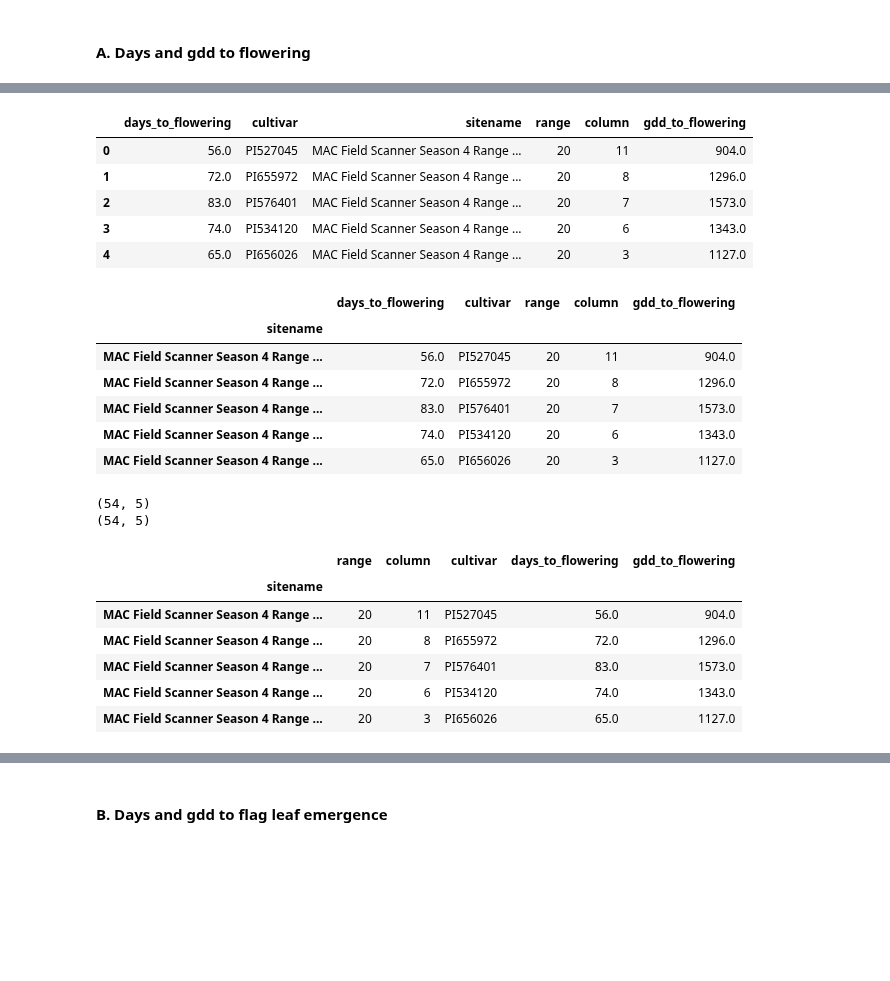
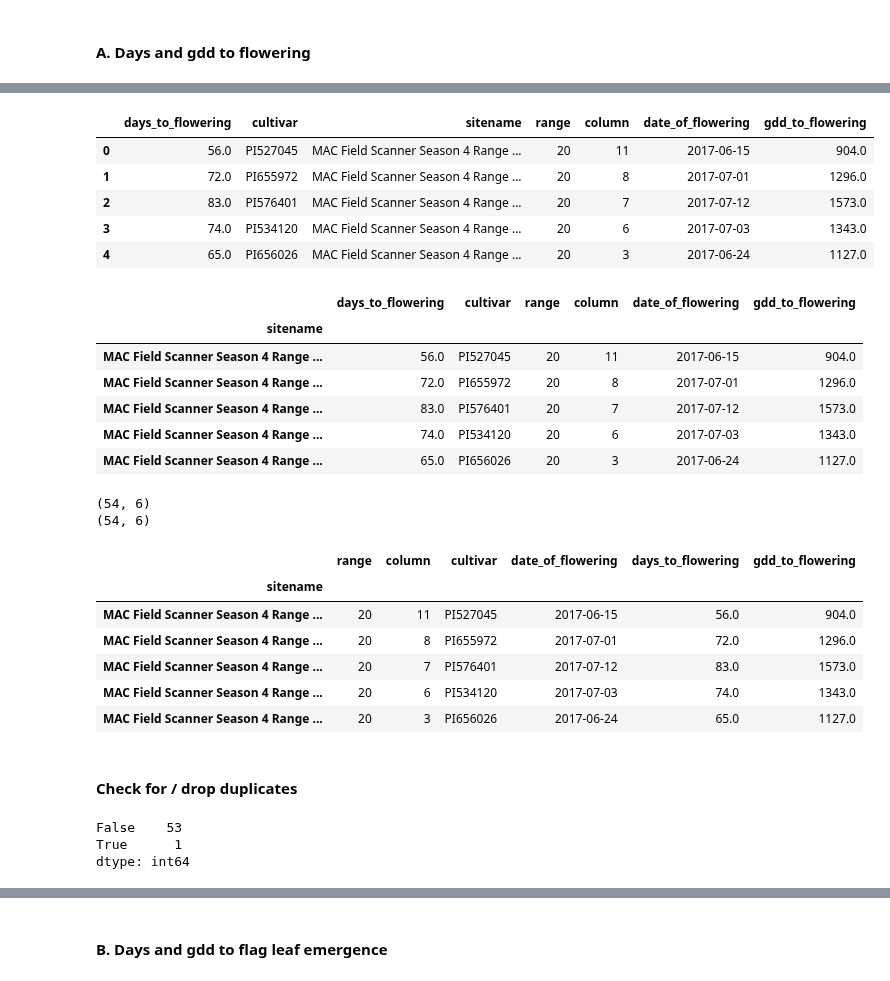
Before and after one commit to genophenoenvo/terraref-datasets, a Jupyter notebook: notebooks/gdd_values_season_4.ipynb, the cells around one changed output, grey strips where cells are left out. Saved outputs shown, nothing was run; the diff lists cells and outputs as text; code cells hidden in the pictures; blank space fills up the shorter version.

Commit message:
per feedback added event dates and dropped duplicates

```diff
--- a/notebooks/gdd_values_season_4.ipynb
+++ b/notebooks/gdd_values_season_4.ipynb
@@ -394,7 +301,7 @@ Index(['sitename', 'lat', 'lon', 'date_x', 'trait', 'days_to_flowering',
        'date_of_planting', 'date_of_flowering', 'date_y', 'gdd'],
       dtype='object')
 # %%
-cols_to_drop = ['sitename', 'lat', 'lon', 'trait', 'date_x', 'date_y', 'date_of_planting', ]
+cols_to_drop = ['sitename', 'lat', 'lon', 'trait', 'date_x', 'date_y', 'date_of_planting']
 flowering_6 = flowering_5.drop(labels=cols_to_drop, axis=1)
 print(flowering_6.shape)
 # flowering_6.head()
@@ -457,37 +347,45 @@ flowering_7 = flowering_6.rename({'date_1': 'date', 'sitename_1': 'sitename',
 # %%
-flowering_8 = flowering_7.drop(labels=['date', 'date_of_flowering'], axis=1)
+flowering_8 = flowering_7.drop(labels=['date'], axis=1)
 # flowering_8.head()
 # %% [output]
-|  | days_to_flowering | cultivar | sitename | range | column | gdd_to_flowering |
-| 0 | 56.0 | PI527045 | MAC Field Scanner Season 4 Range ... | 20 | 11 | 904.0 |
-| 1 | 72.0 | PI655972 | MAC Field Scanner Season 4 Range ... | 20 | 8 | 1296.0 |
-| 2 | 83.0 | PI576401 | MAC Field Scanner Season 4 Range ... | 20 | 7 | 1573.0 |
-| 3 | 74.0 | PI534120 | MAC Field Scanner Season 4 Range ... | 20 | 6 | 1343.0 |
-| 4 | 65.0 | PI656026 | MAC Field Scanner Season 4 Range ... | 20 | 3 | 1127.0 |
+|  | days_to_flowering | cultivar | sitename | range | column | date_of_flowering | gdd_to_flowering |
+| 0 | 56.0 | PI527045 | MAC Field Scanner Season 4 Range ... | 20 | 11 | 2017-06-15 | 904.0 |
+| 1 | 72.0 | PI655972 | MAC Field Scanner Season 4 Range ... | 20 | 8 | 2017-07-01 | 1296.0 |
+| 2 | 83.0 | PI576401 | MAC Field Scanner Season 4 Range ... | 20 | 7 | 2017-07-12 | 1573.0 |
+| 3 | 74.0 | PI534120 | MAC Field Scanner Season 4 Range ... | 20 | 6 | 2017-07-03 | 1343.0 |
+| 4 | 65.0 | PI656026 | MAC Field Scanner Season 4 Range ... | 20 | 3 | 2017-06-24 | 1127.0 |
 # %%
 flowering_9 = flowering_8.set_index('sitename')
 # flowering_9.head()
 # %% [output]
-|  | days_to_flowering | cultivar | range | column | gdd_to_flowering |
-| sitename |  |  |  |  |  |
-| MAC Field Scanner Season 4 Range ... | 56.0 | PI527045 | 20 | 11 | 904.0 |
-| MAC Field Scanner Season 4 Range ... | 72.0 | PI655972 | 20 | 8 | 1296.0 |
-| MAC Field Scanner Season 4 Range ... | 83.0 | PI576401 | 20 | 7 | 1573.0 |
-| MAC Field Scanner Season 4 Range ... | 74.0 | PI534120 | 20 | 6 | 1343.0 |
-| MAC Field Scanner Season 4 Range ... | 65.0 | PI656026 | 20 | 3 | 1127.0 |
+|  | days_to_flowering | cultivar | range | column | date_of_flowering | gdd_to_flowering |
+| sitename |  |  |  |  |  |  |
+| MAC Field Scanner Season 4 Range ... | 56.0 | PI527045 | 20 | 11 | 2017-06-15 | 904.0 |
+| MAC Field Scanner Season 4 Range ... | 72.0 | PI655972 | 20 | 8 | 2017-07-01 | 1296.0 |
+| MAC Field Scanner Season 4 Range ... | 83.0 | PI576401 | 20 | 7 | 2017-07-12 | 1573.0 |
+| MAC Field Scanner Season 4 Range ... | 74.0 | PI534120 | 20 | 6 | 2017-07-03 | 1343.0 |
+| MAC Field Scanner Season 4 Range ... | 65.0 | PI656026 | 20 | 3 | 2017-06-24 | 1127.0 |
 # %%
-new_col_order = ['range', 'column', 'cultivar', 'days_to_flowering', 'gdd_to_flowering']
+new_col_order = ['range', 'column', 'cultivar', 'date_of_flowering', 'days_to_flowering', 'gdd_to_flowering']
 flowering_10 = pd.DataFrame(data=flowering_9, index=flowering_9.index, columns=new_col_order)
 print(flowering_9.shape)
 print(flowering_10.shape)
 # flowering_10.head()
 # %% [output]
-(54, 5)
-(54, 5)
+(54, 6)
+(54, 6)
-|  | range | column | cultivar | days_to_flowering | gdd_to_flowering |
-| sitename |  |  |  |  |  |
-| MAC Field Scanner Season 4 Range ... | 20 | 11 | PI527045 | 56.0 | 904.0 |
-| MAC Field Scanner Season 4 Range ... | 20 | 8 | PI655972 | 72.0 | 1296.0 |
-| MAC Field Scanner Season 4 Range ... | 20 | 7 | PI576401 | 83.0 | 1573.0 |
-| MAC Field Scanner Season 4 Range ... | 20 | 6 | PI534120 | 74.0 | 1343.0 |
-| MAC Field Scanner Season 4 Range ... | 20 | 3 | PI656026 | 65.0 | 1127.0 |
+|  | range | column | cultivar | date_of_flowering | days_to_flowering | gdd_to_flowering |
+| sitename |  |  |  |  |  |  |
+| MAC Field Scanner Season 4 Range ... | 20 | 11 | PI527045 | 2017-06-15 | 56.0 | 904.0 |
+| MAC Field Scanner Season 4 Range ... | 20 | 8 | PI655972 | 2017-07-01 | 72.0 | 1296.0 |
+| MAC Field Scanner Season 4 Range ... | 20 | 7 | PI576401 | 2017-07-12 | 83.0 | 1573.0 |
+| MAC Field Scanner Season 4 Range ... | 20 | 6 | PI534120 | 2017-07-03 | 74.0 | 1343.0 |
+| MAC Field Scanner Season 4 Range ... | 20 | 3 | PI656026 | 2017-06-24 | 65.0 | 1127.0 |
+# %% [markdown]
+#### Check for / drop duplicates
+# %%
+flowering_10.duplicated().value_counts()
+# %% [output]
+False    53
+True      1
+dtype: int64
```
Also changed, not shown: parts of 19 cells of this notebook.
